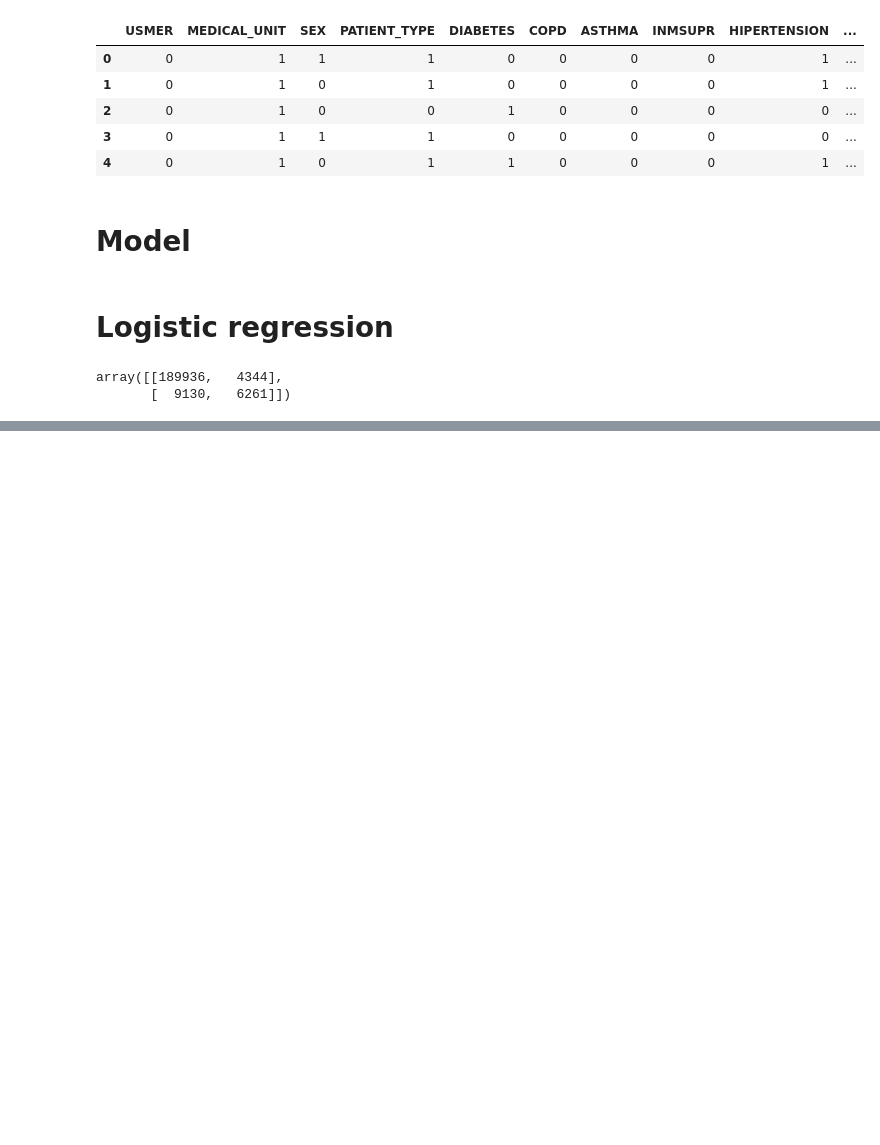
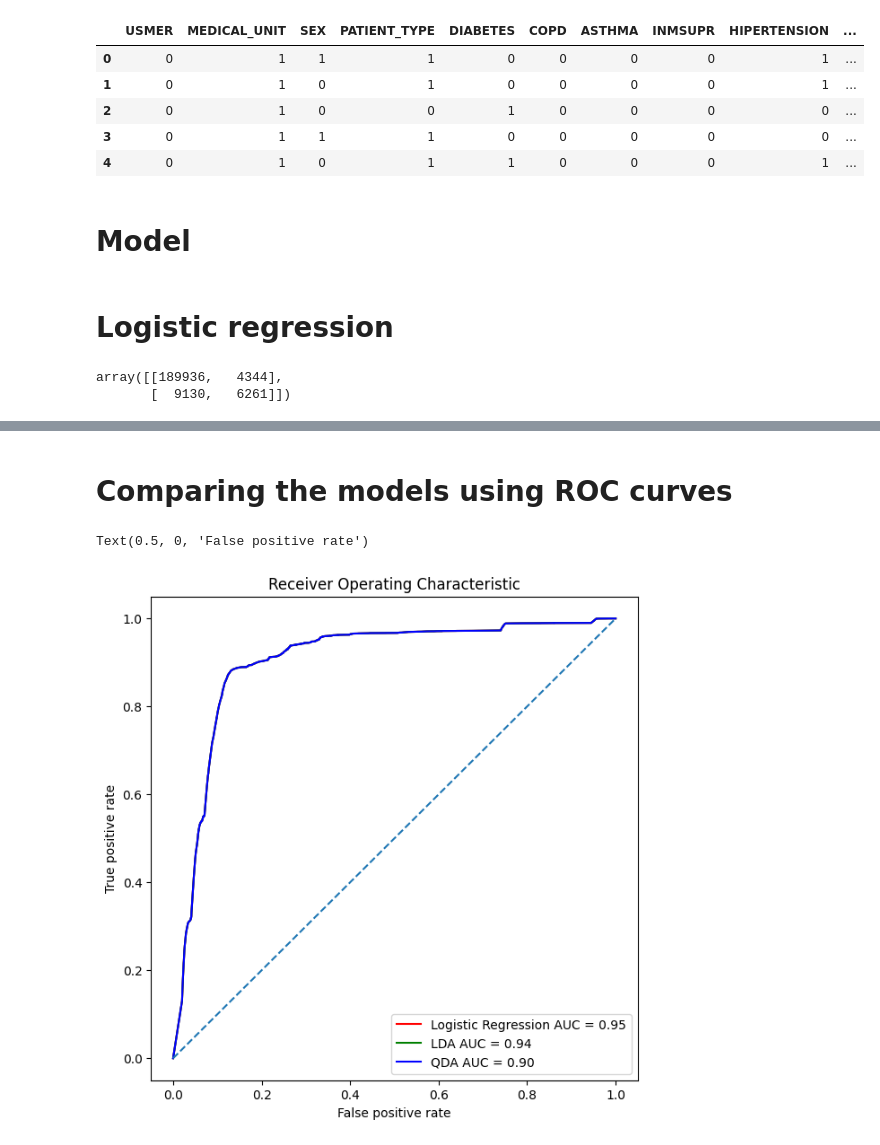
Before and after one commit to Jessie-mx-zhang/Covid-19, a Jupyter notebook: Covid.ipynb, the cells around one changed output, grey strips where cells are left out. Saved outputs shown, nothing was run; the diff lists cells and outputs as text; code cells hidden in the pictures; blank space fills up the shorter version.

```diff
--- a/Covid.ipynb
+++ b/Covid.ipynb
@@ -283,0 +313,17 @@ array([[189936,   4344],
+# %% [markdown]
+# Comparing the models using ROC curves
+# %%
+# overlay all ROC curves
+plt.figure(figsize=(7,7))
+plt.title('Receiver Operating Characteristic')
+plt.plot(false_positive_rate, true_positive_rate, color='red', label='Logistic Regression AUC = %0.2f' % roc_auc)
+plt.plot(false_positive_rate, true_positive_rate, color='green', label='LDA AUC = %0.2f' % roc_auc_lda)
+plt.plot(false_positive_rate, true_positive_rate, color='blue', label='QDA AUC = %0.2f' % roc_auc_qda)
+plt.legend(loc='lower right')
+plt.plot([0, 1], [0, 1], linestyle='--')
+plt.axis('tight')
+plt.ylabel('True positive rate')
+plt.xlabel('False positive rate')
+# %% [output]
+Text(0.5, 0, 'False positive rate')
+[figure, added]
```
Also changed, not shown: parts of 33 cells of this notebook.
